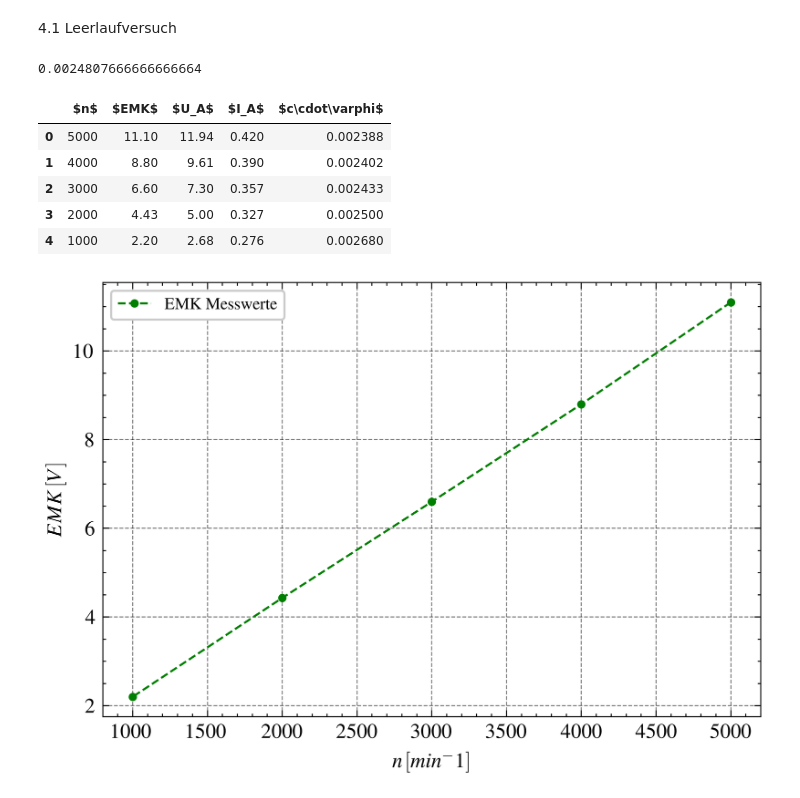
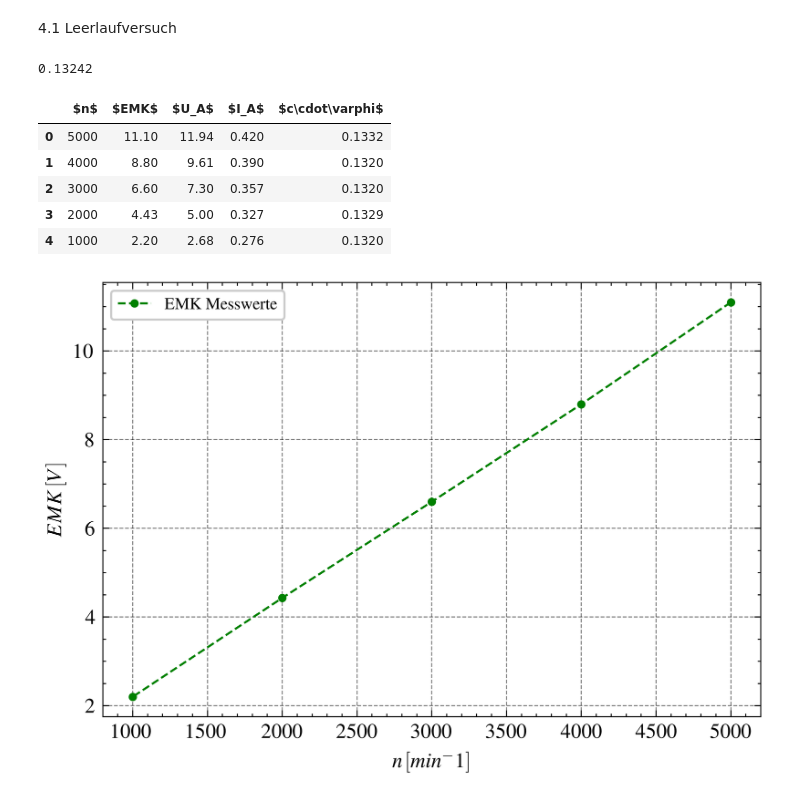
Before and after one commit to ayham291/PEM, a Jupyter notebook: Klein/Klein_Calculations.ipynb, the cells around one changed output. Cells and saved outputs as stored; diff of their text form; code cells hidden in the pictures.

Commit message:
fix(Klein): use EMK for c*phi_E in Leerlaufversuch

```diff
--- a/Klein/Klein_Calculations.ipynb
+++ b/Klein/Klein_Calculations.ipynb
@@ -22,27 +22,27 @@ from sympy.printing import latex
 # %%
 n = np.array([5000, 4000, 3000, 2000, 1000])
 EMK = np.array([11.1, 8.8, 6.6, 4.43, 2.20])
 U_A = np.array([11.94, 9.61, 7.3, 5.0, 2.68])
 I_A = np.array([0.42, 0.39, 0.357, 0.327, 0.276])
 
-c_phi = U_A/n
+c_phi = EMK/(n/60)
 
 display(np.mean(c_phi))
 
 data = []
 for i in range(len(n)):
     data.append([n[i], EMK[i], U_A[i], I_A[i], c_phi[i]])
-# pd.DataFame(data, columns=['$nrame(data, columns=['$n$', '$EMK$', '$U_A$', '$I_A$', '$c\cdot\\varphi$']).to_latex('tables/Leerlaufversuch.tex', index=False)
-# pd.DataFr$', '$EMK$', '$U_A$', '$I_A$', '$c\cdot\\varphi$']).to_excel('excel/Leerlaufversuch.xlsx', index=False)
+# pd.DataFrame(data, columns=['$n$', '$EMK$', '$U_A$', '$I_A$', '$c\cdot\\varphi$']).to_latex('tables/Leerlaufversuch.tex', index=False)
+# pd.DataFrame(data, columns=['$n$', '$EMK$', '$U_A$', '$I_A$', '$c\cdot\\varphi$']).to_excel('excel/Leerlaufversuch.xlsx', index=False)
 pd.DataFrame(data, columns=['$n$', '$EMK$', '$U_A$', '$I_A$', '$c\cdot\\varphi$'])
 # %% [output]
-0.0024807666666666664
+0.13242
 |  | $n$ | $EMK$ | $U_A$ | $I_A$ | $c\cdot\varphi$ |
-| 0 | 5000 | 11.10 | 11.94 | 0.420 | 0.002388 |
-| 1 | 4000 | 8.80 | 9.61 | 0.390 | 0.002402 |
-| 2 | 3000 | 6.60 | 7.30 | 0.357 | 0.002433 |
-| 3 | 2000 | 4.43 | 5.00 | 0.327 | 0.002500 |
-| 4 | 1000 | 2.20 | 2.68 | 0.276 | 0.002680 |
+| 0 | 5000 | 11.10 | 11.94 | 0.420 | 0.1332 |
+| 1 | 4000 | 8.80 | 9.61 | 0.390 | 0.1320 |
+| 2 | 3000 | 6.60 | 7.30 | 0.357 | 0.1320 |
+| 3 | 2000 | 4.43 | 5.00 | 0.327 | 0.1329 |
+| 4 | 1000 | 2.20 | 2.68 | 0.276 | 0.1320 |
 # %%
 fig, ax = plt.subplots(figsize=(5, 3.5))
 ax.plot(n, EMK, "g.--", label="EMK Messwerte")
```
Also changed, not shown: 2 other files.
